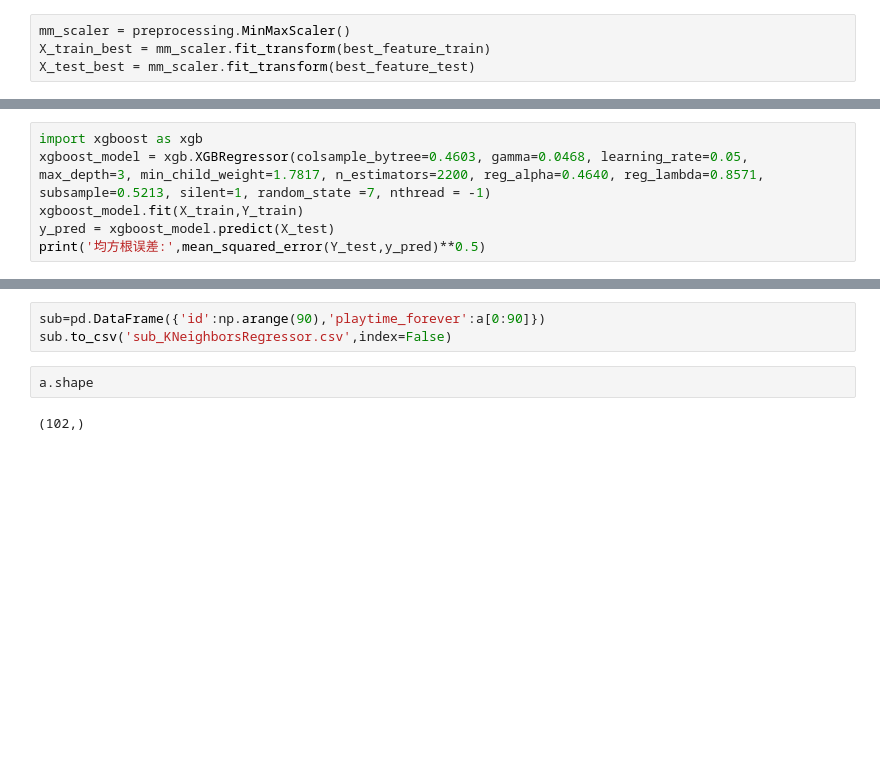
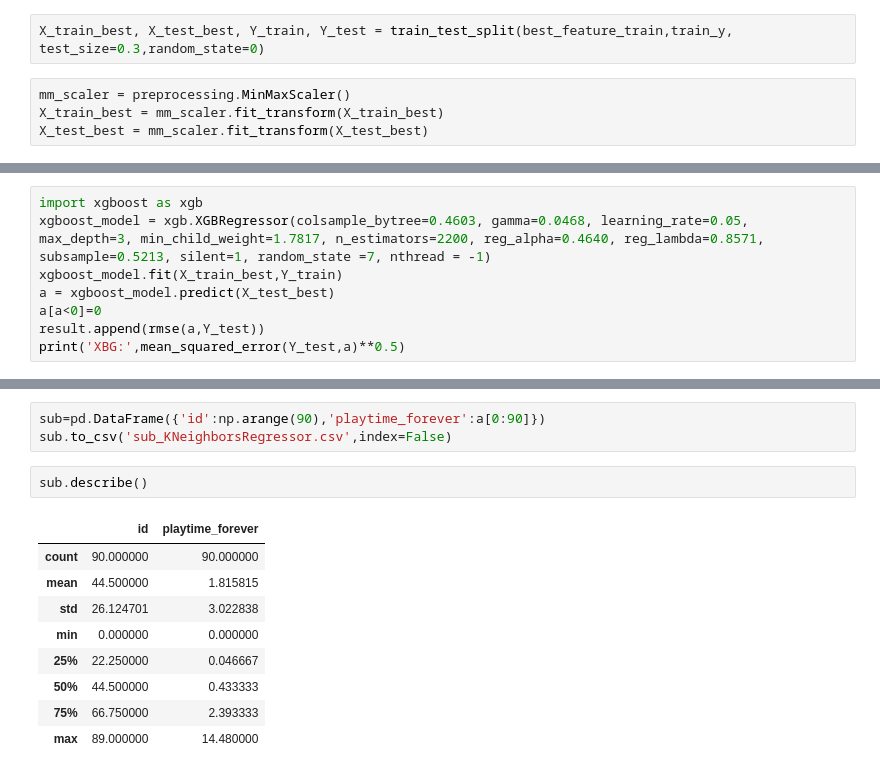
Before and after one commit to KabirRajput/5001_GameTime_Prediction, a Jupyter notebook: MSBD_KABIR_RAJPUT.ipynb, the cells around one changed output, grey strips where cells are left out. Drawn from its saved outputs; the diff is of its cells as text; blank space fills up the shorter version.

Commit message:
XGB model with feature selection added

```diff
--- a/MSBD_KABIR_RAJPUT.ipynb
+++ b/MSBD_KABIR_RAJPUT.ipynb
@@ -517,7 +517,9 @@ best_features = featureScores.nlargest(k,'Score')['Specs'].tolist()
 # %%
 best_feature_train = train_x[best_features]
 best_feature_test = test_x[best_features]
+# %%
+X_train_best, X_test_best, Y_train, Y_test = train_test_split(best_feature_train,train_y, test_size=0.3,random_state=0)
 # %%
 mm_scaler = preprocessing.MinMaxScaler()
-X_train_best = mm_scaler.fit_transform(best_feature_train)
-X_test_best = mm_scaler.fit_transform(best_feature_test)
+X_train_best = mm_scaler.fit_transform(X_train_best)
+X_test_best = mm_scaler.fit_transform(X_test_best)
@@ -622,7 +624,9 @@ a.shape
 # %%
 import xgboost as xgb
 xgboost_model = xgb.XGBRegressor(colsample_bytree=0.4603, gamma=0.0468, learning_rate=0.05, max_depth=3, min_child_weight=1.7817, n_estimators=2200, reg_alpha=0.4640, reg_lambda=0.8571, subsample=0.5213, silent=1, random_state =7, nthread = -1)
-xgboost_model.fit(X_train,Y_train)
-y_pred = xgboost_model.predict(X_test)
-print('均方根误差:',mean_squared_error(Y_test,y_pred)**0.5)
+xgboost_model.fit(X_train_best,Y_train)
+a = xgboost_model.predict(X_test_best)
+a[a<0]=0
+result.append(rmse(a,Y_test))
+print('XBG:',mean_squared_error(Y_test,a)**0.5)
 # %% [output]
@@ -642,7 +649,15 @@ result.append(rmse(a,Y_test))
 # %%
 sub=pd.DataFrame({'id':np.arange(90),'playtime_forever':a[0:90]})
 sub.to_csv('sub_KNeighborsRegressor.csv',index=False)
-# %%
-a.shape
-# %% [output]
-(102,)
+# %%
+sub.describe()
+# %% [output]
+|  | id | playtime_forever |
+| count | 90.000000 | 90.000000 |
+| mean | 44.500000 | 1.815815 |
+| std | 26.124701 | 3.022838 |
+| min | 0.000000 | 0.000000 |
+| 25% | 22.250000 | 0.046667 |
+| 50% | 44.500000 | 0.433333 |
+| 75% | 66.750000 | 2.393333 |
+| max | 89.000000 | 14.480000 |
```
Also changed, not shown: parts of 4 cells of this notebook, 2 other files.
